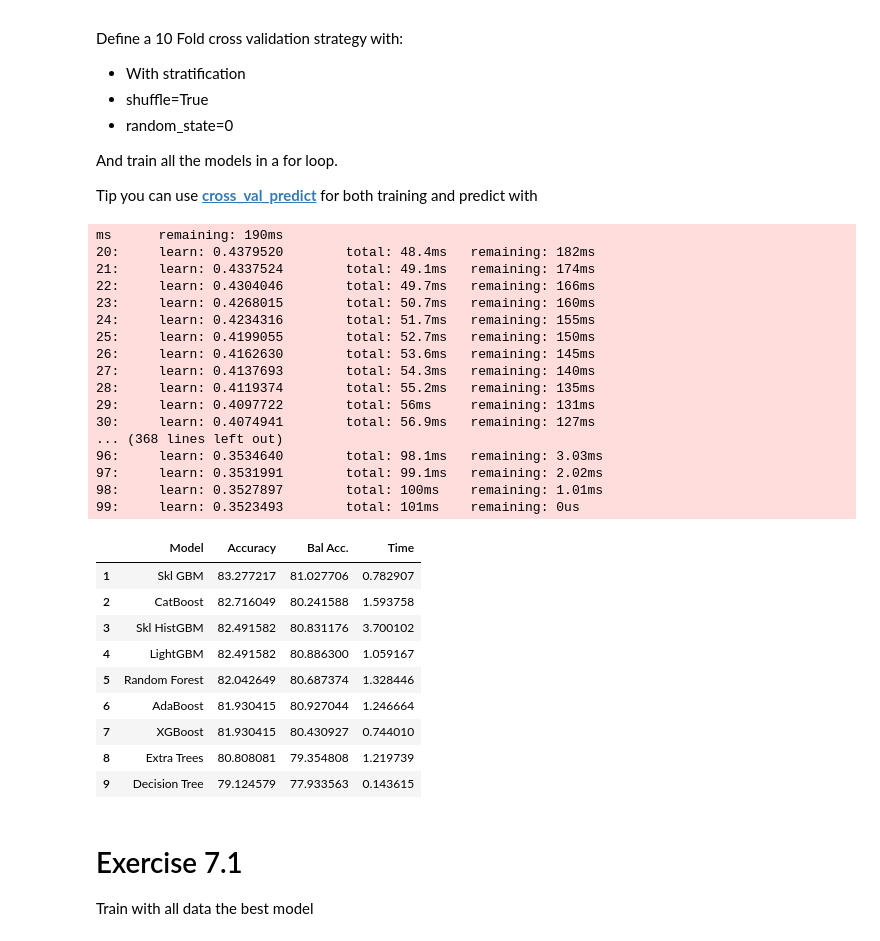
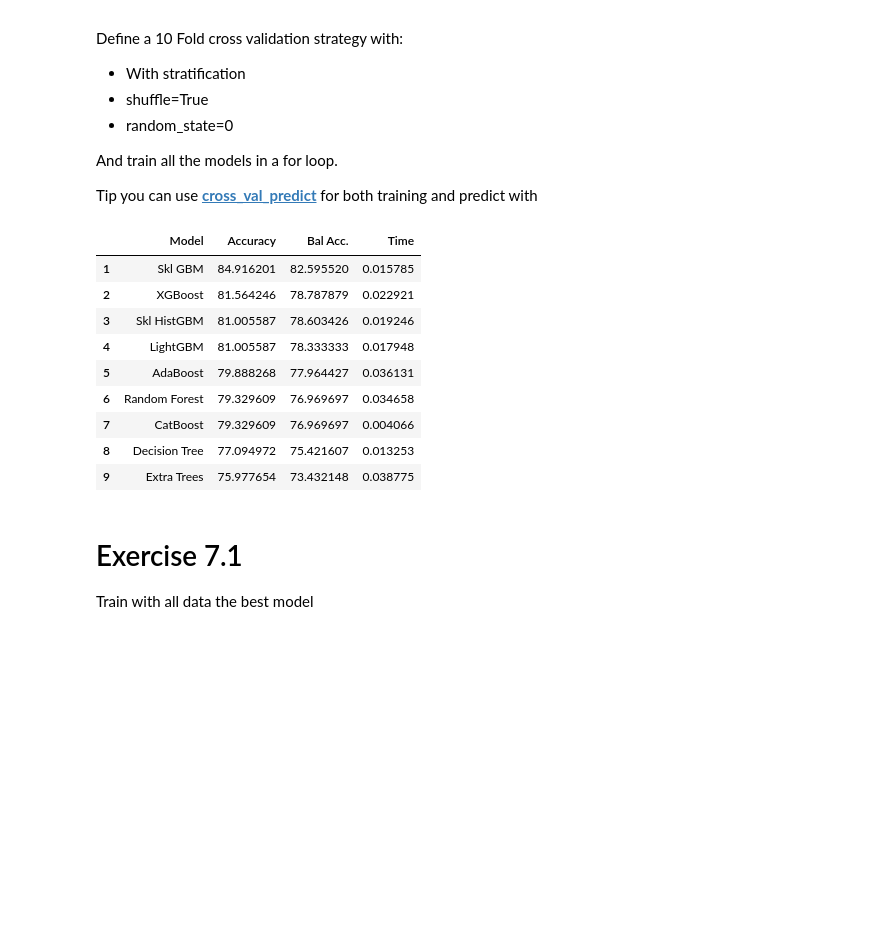
Before and after one commit to peterzorve/chap_2_ML, a Jupyter notebook: 09. Robust ML/fe1_.ipynb, the cells around one changed output. Saved outputs shown, nothing was run; the diff lists cells and outputs as text; code cells hidden in the pictures; blank space fills up the shorter version.

```diff
--- a/09. Robust ML/fe1_.ipynb
+++ b/09. Robust ML/fe1_.ipynb
@@ -220,13 +246,11 @@ cat_vars  = ['Sex', 'Embarked', 'Title']         # x.select_dtypes(include=[obje
 num_vars  = ['Pclass', 'SibSp', 'Parch', 'Fare', 'Age']
 
 
-num_preprocessing = pipeline.Pipeline(steps=[ ('simple', SimpleImputer())  ])  # Some SimpleImputer here
-cat_preporcessing = pipeline.Pipeline(steps=[ ('simple', SimpleImputer()), ('ordinal', OrdinalEncoder(handle_unknown = 'use encoded values', unknown_value = -1) ) ] )
+num_preprocessing = pipeline.Pipeline(steps=[ ('simple', SimpleImputer(missing_values=np.nan, strategy='mean'))  ])  # Some SimpleImputer here
+cat_preporcessing = pipeline.Pipeline(steps=[ ('simple', SimpleImputer(missing_values=np.nan, strategy='constant')), ('ordinal', OrdinalEncoder(handle_unknown = 'use_encoded_value', unknown_value = -1) ) ] )
 
-
-# cat_preporcessing = pipeline.Pipeline(steps=[ ('simple', SimpleImputer()), ('ordinal', OrdinalEncoder(handle_unknown= 'use_encoded_value', unknown_value = -1)), ('non_transformed','passthrough')]   )
-
-#cat_preporcessing = ( [('ordinal', OrdinalEncoder(handle_unknown= 'use_encoded_value', unknown_value = -1), [1,4,5] ),('non_transformed','passthrough',[0,2,3])] )
+# num_preprocessing = pipeline.Pipeline(steps=[ ('simple', SimpleImputer())  ])  # Some SimpleImputer here
+# cat_preporcessing = pipeline.Pipeline(steps=[ ('simple', SimpleImputer()), ('ordinal', OrdinalEncoder(handle_unknown = 'use encoded values', unknown_value = -1) ) ] )
 
   # Some SimpleImputer here
   # Some Encoder here. Remember to handle_unknown
@@ -296,23 +299,10 @@ from xgboost               import XGBClassifier
 from lightgbm              import LGBMClassifier
 from catboost              import CatBoostClassifier
 # %%
-"""
-tree_classifiers = {
-  "Decision Tree": DecisionTreeClassifier(),
-  "Extra Trees":
-  "Random Forest":
-  "AdaBoost":
-  "Skl GBM":
-  "Skl HistGBM":
-  "XGBoost":
-  "LightGBM":
-  "CatBoost":
-tree_classifiers = {name: pipeline.make_pipeline(tree_prepro, model) for name, model in tree_classifiers.items()}
-tree_classifiers["LightGBM"]
 
 
-"""
 tree_classifiers = {
+
   "Decision Tree" : DecisionTreeClassifier(),
   "Extra Trees"   : ExtraTreesClassifier(),
   "Random Forest" : RandomForestClassifier(),
@@ -416,65 +438,37 @@ And train all the models in a for loop.
 
 Tip you can use **[cross_val_predict](https://scikit-learn.org/stable/modules/generated/sklearn.model_selection.cross_val_predict.html)** for both training and predict with
 # %%
-"""
-skf = model_selection.StratifiedKFold(
-    # CODE HERE
-)
-"""
+results = pd.DataFrame({'Model': [], 'Accuracy': [], 'Bal Acc.': [], 'Time': []})
 
 
-
-results = pd.DataFrame({'Model': [], 'Accuracy': [], 'Bal Acc.': [], 'Time': []})
-
-"""
 for model_name, model in tree_classifiers.items():
     start_time = time.time()
 
     # TRAIN AND GET PREDICTIONS USING cross_val_predict() and x,y
-    pred = # CODE HERE
+    pred = model.predict(x_val)
 
     total_time = time.time() - start_time
 
     results = results.append({"Model":    model_name,
                               "Accuracy": metrics.accuracy_score(y_val, pred)*100,
                               "Bal Acc.": metrics.balanced_accuracy_score(y_val, pred)*100,
                               "Time":     total_time},
                               ignore_index=True)
 
 
-"""
-
-
 results_ord = results.sort_values(by=['Accuracy'], ascending=False, ignore_index=True)
 results_ord.index += 1
 results_ord.style.bar(subset=['Accuracy', 'Bal Acc.'], vmin=0, vmax=100, color='#5fba7d')
 # %% [output]
-ms      remaining: 190ms
-20:     learn: 0.4379520        total: 48.4ms   remaining: 182ms
-21:     learn: 0.4337524        total: 49.1ms   remaining: 174ms
-22:     learn: 0.4304046        total: 49.7ms   remaining: 166ms
-23:     learn: 0.4268015        total: 50.7ms   remaining: 160ms
-24:     learn: 0.4234316        total: 51.7ms   remaining: 155ms
-25:     learn: 0.4199055        total: 52.7ms   remaining: 150ms
-26:     learn: 0.4162630        total: 53.6ms   remaining: 145ms
-27:     learn: 0.4137693        total: 54.3ms   remaining: 140ms
-28:     learn: 0.4119374        total: 55.2ms   remaining: 135ms
-29:     learn: 0.4097722        total: 56ms     remaining: 131ms
-30:     learn: 0.4074941        total: 56.9ms   remaining: 127ms
-... (368 lines left out)
-96:     learn: 0.3534640        total: 98.1ms   remaining: 3.03ms
-97:     learn: 0.3531991        total: 99.1ms   remaining: 2.02ms
-98:     learn: 0.3527897        total: 100ms    remaining: 1.01ms
-99:     learn: 0.3523493        total: 101ms    remaining: 0us
 |  | Model | Accuracy | Bal Acc. | Time |
-| 1 | Skl GBM | 83.277217 | 81.027706 | 0.782907 |
-| 2 | CatBoost | 82.716049 | 80.241588 | 1.593758 |
-| 3 | Skl HistGBM | 82.491582 | 80.831176 | 3.700102 |
-| 4 | LightGBM | 82.491582 | 80.886300 | 1.059167 |
-| 5 | Random Forest | 82.042649 | 80.687374 | 1.328446 |
-| 6 | AdaBoost | 81.930415 | 80.927044 | 1.246664 |
-| 7 | XGBoost | 81.930415 | 80.430927 | 0.744010 |
-| 8 | Extra Trees | 80.808081 | 79.354808 | 1.219739 |
-| 9 | Decision Tree | 79.124579 | 77.933563 | 0.143615 |
+| 1 | Skl GBM | 84.916201 | 82.595520 | 0.015785 |
+| 2 | XGBoost | 81.564246 | 78.787879 | 0.022921 |
+| 3 | Skl HistGBM | 81.005587 | 78.603426 | 0.019246 |
+| 4 | LightGBM | 81.005587 | 78.333333 | 0.017948 |
+| 5 | AdaBoost | 79.888268 | 77.964427 | 0.036131 |
+| 6 | Random Forest | 79.329609 | 76.969697 | 0.034658 |
+| 7 | CatBoost | 79.329609 | 76.969697 | 0.004066 |
+| 8 | Decision Tree | 77.094972 | 75.421607 | 0.013253 |
+| 9 | Extra Trees | 75.977654 | 73.432148 | 0.038775 |
 # %%
 assert results_ord["Accuracy"].min() > 75
```
Also changed, not shown: parts of 14 cells of this notebook, 4 other files.
